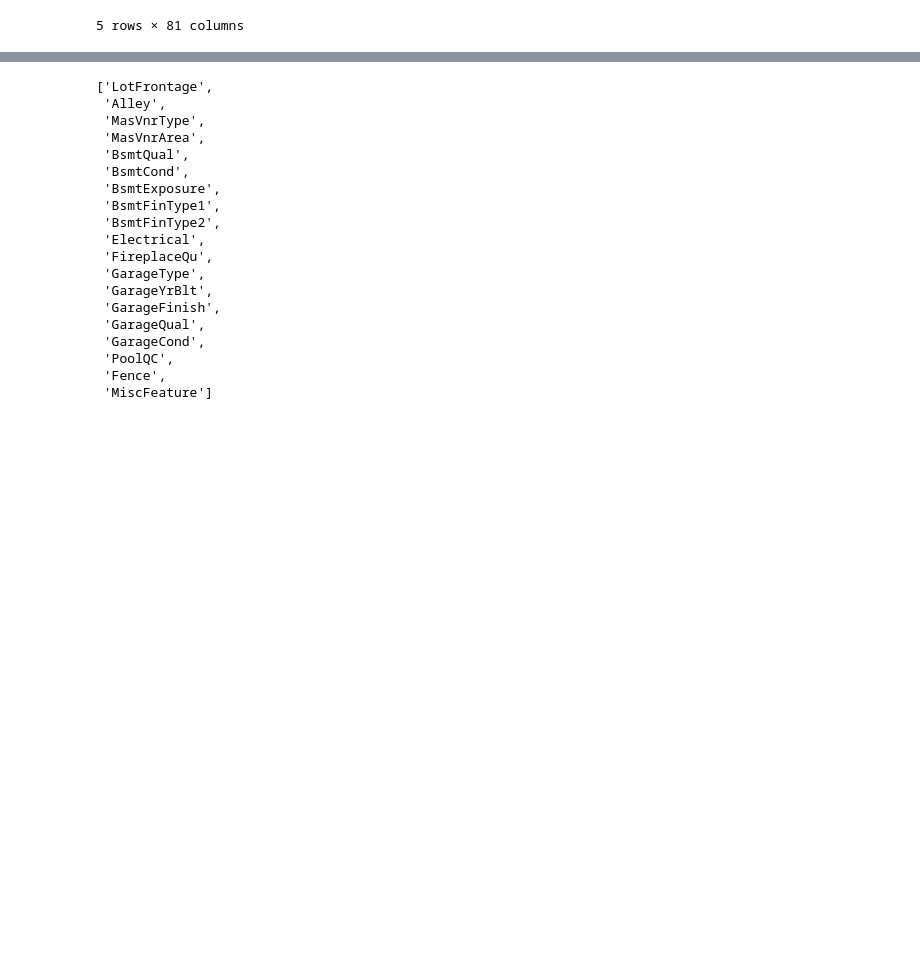
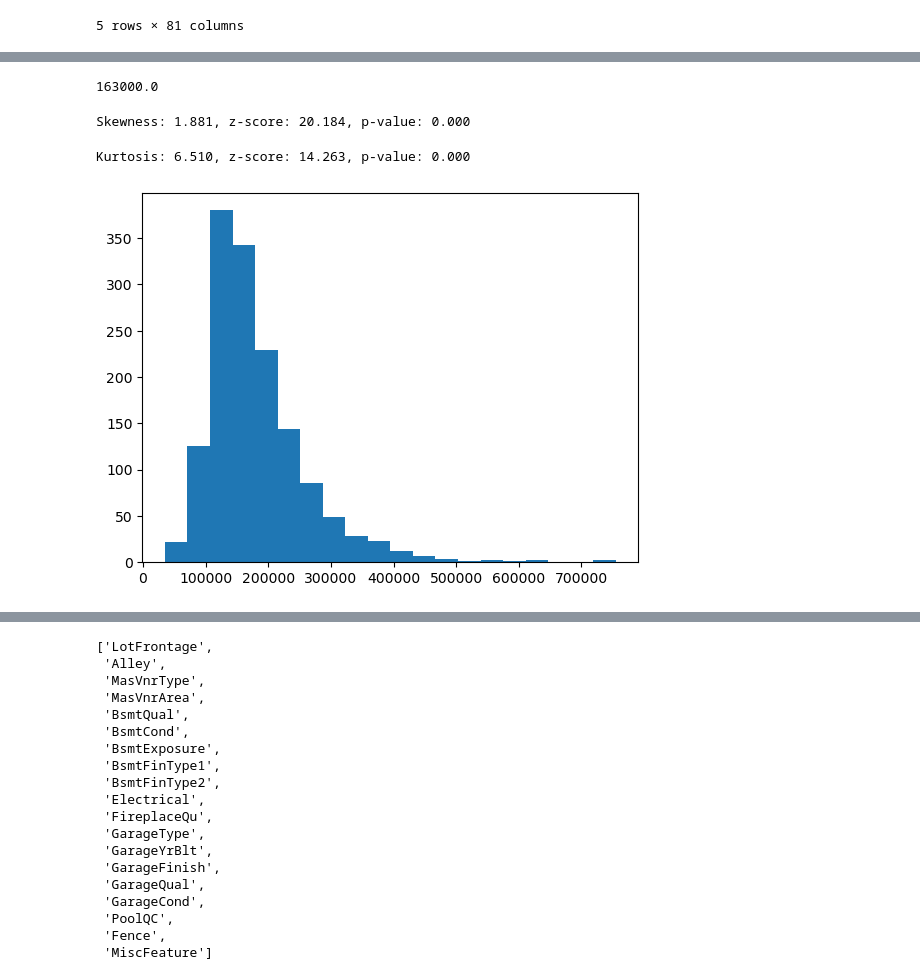
Before and after one commit to matthewtomalley/Ames-Housing-Price-Prediction, a Jupyter notebook: EDA/eda_train.ipynb, the cells around one changed output, grey strips where cells are left out. Drawn from its saved outputs; the diff is of its cells as text; code cells hidden in the pictures; blank space fills up the shorter version.

Commit message:
Tested target for skewness and kurtosis

```diff
--- a/EDA/eda_train.ipynb
+++ b/EDA/eda_train.ipynb
@@ -15,5 +16,6 @@ os.getcwd()
 # %%
-data = pd.read_csv('/workspaces/Ames-Housing-Price-Prediction/data/raw/train.csv')
+data = pd.read_csv('/Users/mattomalley/Ames-Housing-Price-Prediction/data/raw/train.csv')
+
 data.head()
 # %% [output]
 |  | Id | MSSubClass | MSZoning | LotFrontage | LotArea | Street | Alley | LotShape | LandContour | ... |
@@ -58,0 +62,28 @@ memory usage: 924.0+ KB
+# %%
+data['SalePrice'].median()
+# %% [output]
+163000.0
+# %%
+# Skewness
+
+price = data['SalePrice']
+s = skew(price)
+zscore, pvalue = skewtest(price)
+
+print(f"Skewness: {s:.3f}, z-score: {zscore:.3f}, p-value: {pvalue:.3f}")
+# %% [output]
+Skewness: 1.881, z-score: 20.184, p-value: 0.000
+# %%
+# Kurtosis
+
+k = kurtosis(price)
+zscore, pvalue = kurtosistest(price)
+
+print(f"Kurtosis: {k:.3f}, z-score: {zscore:.3f}, p-value: {pvalue:.3f}")
+# %% [output]
+Kurtosis: 6.510, z-score: 14.263, p-value: 0.000
+# %%
+plt.hist(price, bins=20)
+plt.show()
+# %% [output]
+[figure, added]
```
Also changed, not shown: parts of 28 cells of this notebook.
